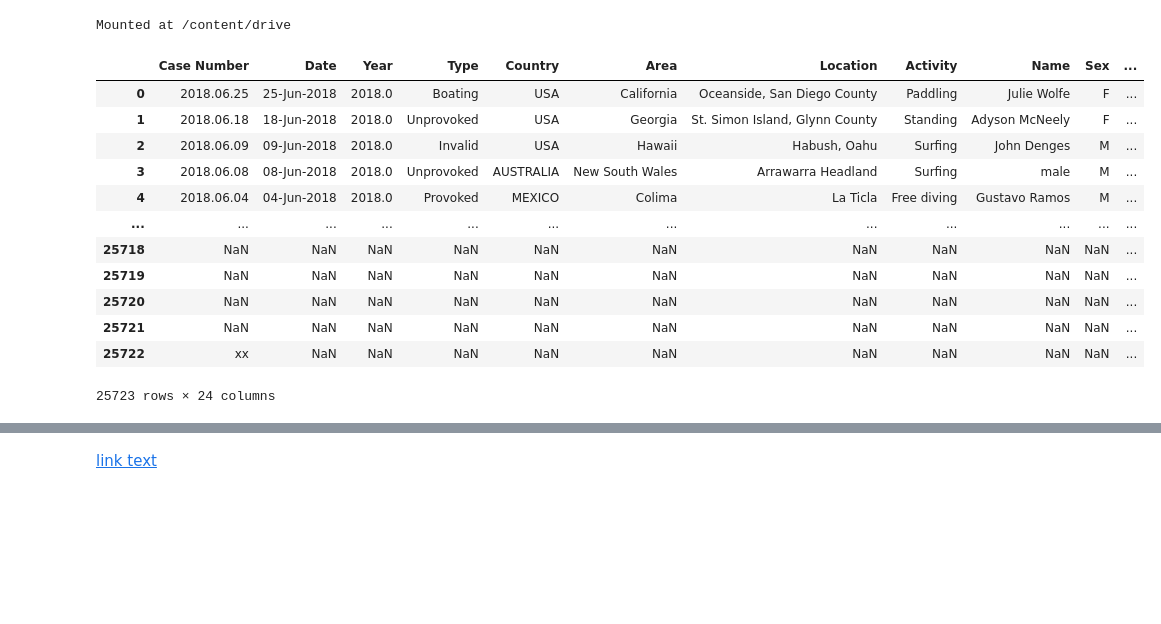
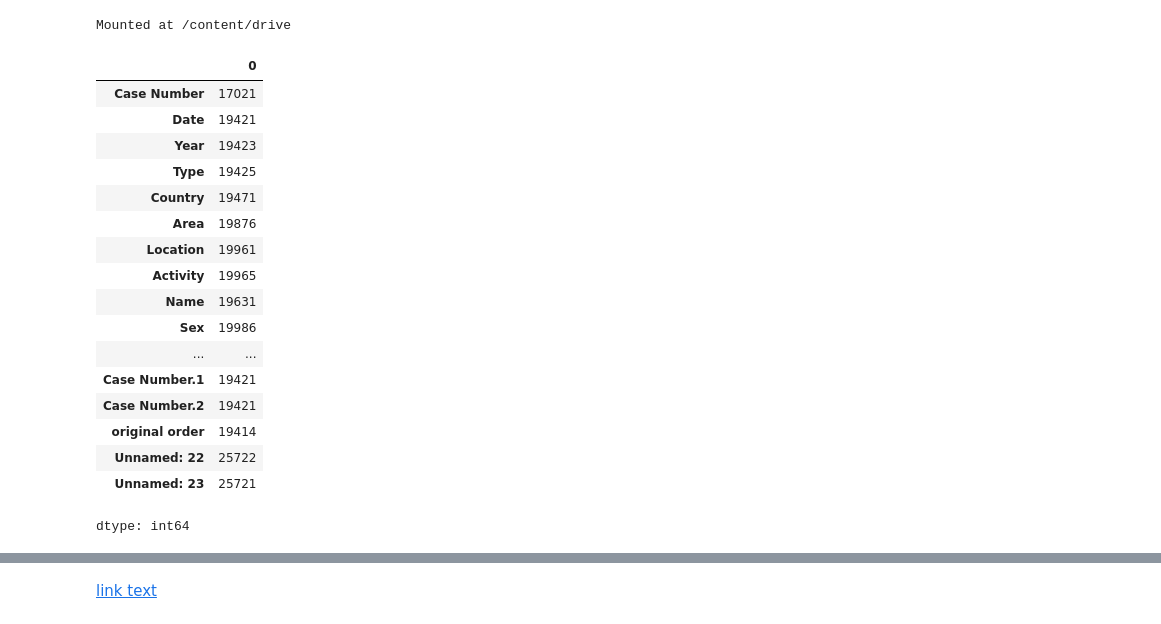
Before and after one commit to kamillaknudsen/tmdl, a Jupyter notebook: tmdl_final.ipynb, the cells around one changed output, grey strips where cells are left out. Saved outputs shown, nothing was run; the diff lists cells and outputs as text; code cells hidden in the pictures; blank space fills up the shorter version.

```diff
--- a/tmdl_final.ipynb
+++ b/tmdl_final.ipynb
@@ -20,19 +20,25 @@ auth.authenticate_user()
 creds, _ = default()
 gc = gspread.authorize(creds)
 # %%
-shark_attacks = pd.read_csv("/content/sample_data/attacks 3.csv", encoding='latin-1')
+shark_attacks = pd.read_csv("/content/sample_data/attacks.csv", encoding='latin-1')
 shark_attacks
+shark_attacks.isnull().sum()
 # %% [output]
-|  | Case Number | Date | Year | Type | Country | Area | Location | Activity | Name | Sex | ... |
-| 0 | 2018.06.25 | 25-Jun-2018 | 2018.0 | Boating | USA | California | Oceanside, San Diego County | Paddling | Julie Wolfe | F | ... |
-| 1 | 2018.06.18 | 18-Jun-2018 | 2018.0 | Unprovoked | USA | Georgia | St. Simon Island, Glynn County | Standing | Adyson McNeely | F | ... |
-| 2 | 2018.06.09 | 09-Jun-2018 | 2018.0 | Invalid | USA | Hawaii | Habush, Oahu | Surfing | John Denges | M | ... |
-| 3 | 2018.06.08 | 08-Jun-2018 | 2018.0 | Unprovoked | AUSTRALIA | New South Wales | Arrawarra Headland | Surfing | male | M | ... |
-| 4 | 2018.06.04 | 04-Jun-2018 | 2018.0 | Provoked | MEXICO | Colima | La Ticla | Free diving | Gustavo Ramos | M | ... |
-| ... | ... | ... | ... | ... | ... | ... | ... | ... | ... | ... | ... |
-| 25718 | NaN | NaN | NaN | NaN | NaN | NaN | NaN | NaN | NaN | NaN | ... |
-| 25719 | NaN | NaN | NaN | NaN | NaN | NaN | NaN | NaN | NaN | NaN | ... |
-| 25720 | NaN | NaN | NaN | NaN | NaN | NaN | NaN | NaN | NaN | NaN | ... |
-| 25721 | NaN | NaN | NaN | NaN | NaN | NaN | NaN | NaN | NaN | NaN | ... |
-| 25722 | xx | NaN | NaN | NaN | NaN | NaN | NaN | NaN | NaN | NaN | ... |
+|  | 0 |
+| Case Number | 17021 |
+| Date | 19421 |
+| Year | 19423 |
+| Type | 19425 |
+| Country | 19471 |
+| Area | 19876 |
+| Location | 19961 |
+| Activity | 19965 |
+| Name | 19631 |
+| Sex | 19986 |
+| ... | ... |
+| Case Number.1 | 19421 |
+| Case Number.2 | 19421 |
+| original order | 19414 |
+| Unnamed: 22 | 25722 |
+| Unnamed: 23 | 25721 |
-25723 rows × 24 columns
+dtype: int64
```
Also changed, not shown: parts of 8 cells of this notebook.
